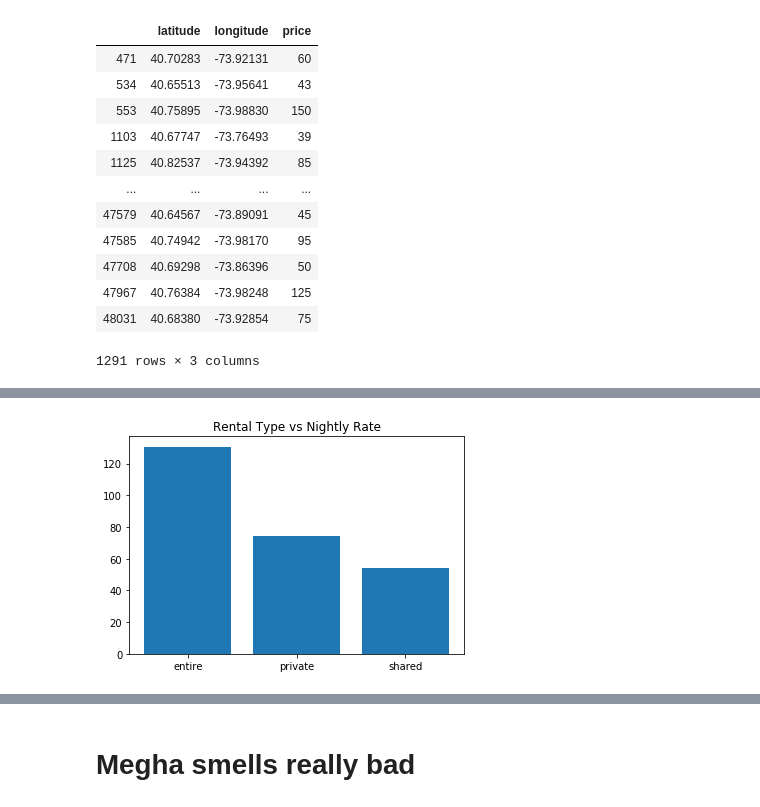
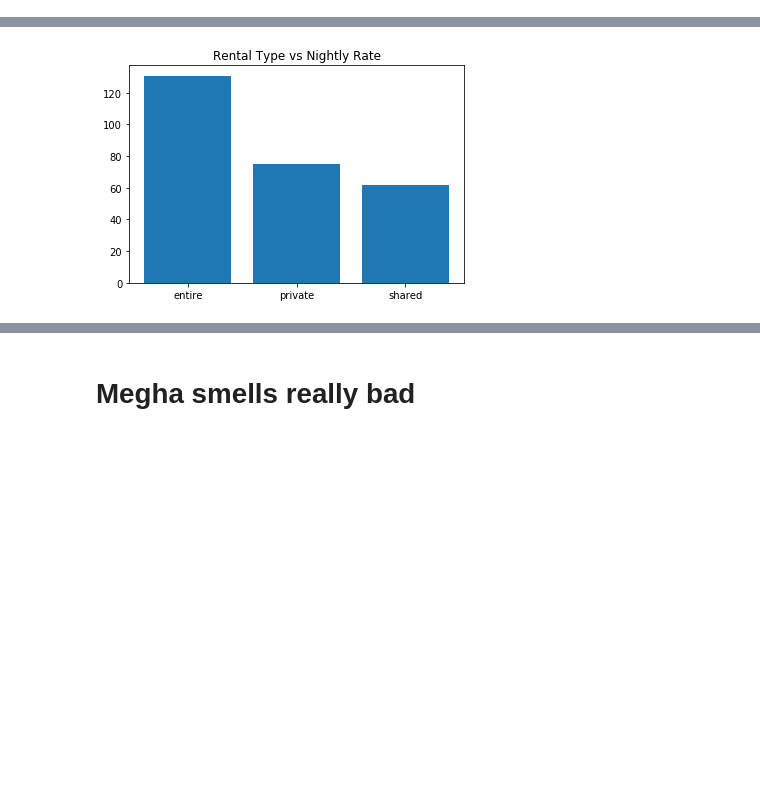
Before and after one commit to mguggari/mguggari.github.io, a Jupyter notebook: Rohit.ipynb, the cells around one changed output, grey strips where cells are left out. Drawn from its saved outputs; the diff is of its cells as text; code cells hidden in the pictures; blank space fills up the shorter version.

Commit message:
violin plot and a couple other random jaunts

```diff
--- a/Rohit.ipynb
+++ b/Rohit.ipynb
@@ -5,33 +5,19 @@ import pandas
 import folium
 import numpy as np
 from sklearn import linear_model
+#importing necessery libraries for future analysis of the dataset
+import numpy as np
+import pandas as pd
+import matplotlib.pyplot as plt
+import matplotlib.image as mpimg
+%matplotlib inline
+import seaborn as sns
 
 data = pandas.read_csv("AB_NYC_2019.csv")
-data = data[data["price"]>20]
+data = data[data["price"]>30]
 data = data[data["price"]<200]
 data = data.dropna()
 data.columns
-
-# visualizations
-# N
-# 1. Heatmap based on prices
-# 2. Heatmap based on availability
-
-# R
-# 3. Room_type vs Price
-# 4. Relationship bewteen rating and price
-
-# M
-# 5. Heatmap based on rating
-# 6. Room_type vs availability
-
-
-
-# # Machine Learning:
-# 1. Based on other info -> Suggested Price
-
-# # Visulizations:
-
 
 
 # 3. Room Type vs Price
@@ -90,18 +76,5 @@ hm.add_to(map_hooray)
 # Display the map
 map_hooray
 
-heat_df
+# heat_df
 # %% [output]
-|  | latitude | longitude | price |
-| 471 | 40.70283 | -73.92131 | 60 |
-| 534 | 40.65513 | -73.95641 | 43 |
-| 553 | 40.75895 | -73.98830 | 150 |
-| 1103 | 40.67747 | -73.76493 | 39 |
-| 1125 | 40.82537 | -73.94392 | 85 |
-| ... | ... | ... | ... |
-| 47579 | 40.64567 | -73.89091 | 45 |
-| 47585 | 40.74942 | -73.98170 | 95 |
-| 47708 | 40.69298 | -73.86396 | 50 |
-| 47967 | 40.76384 | -73.98248 | 125 |
-| 48031 | 40.68380 | -73.92854 | 75 |
-1291 rows × 3 columns
@@ -108,2 +82,2 @@ heat_df
-[figure, old version]
+[figure, new version]
 # %%
```
Also changed, not shown: parts of 17 cells of this notebook, 1 other file.
